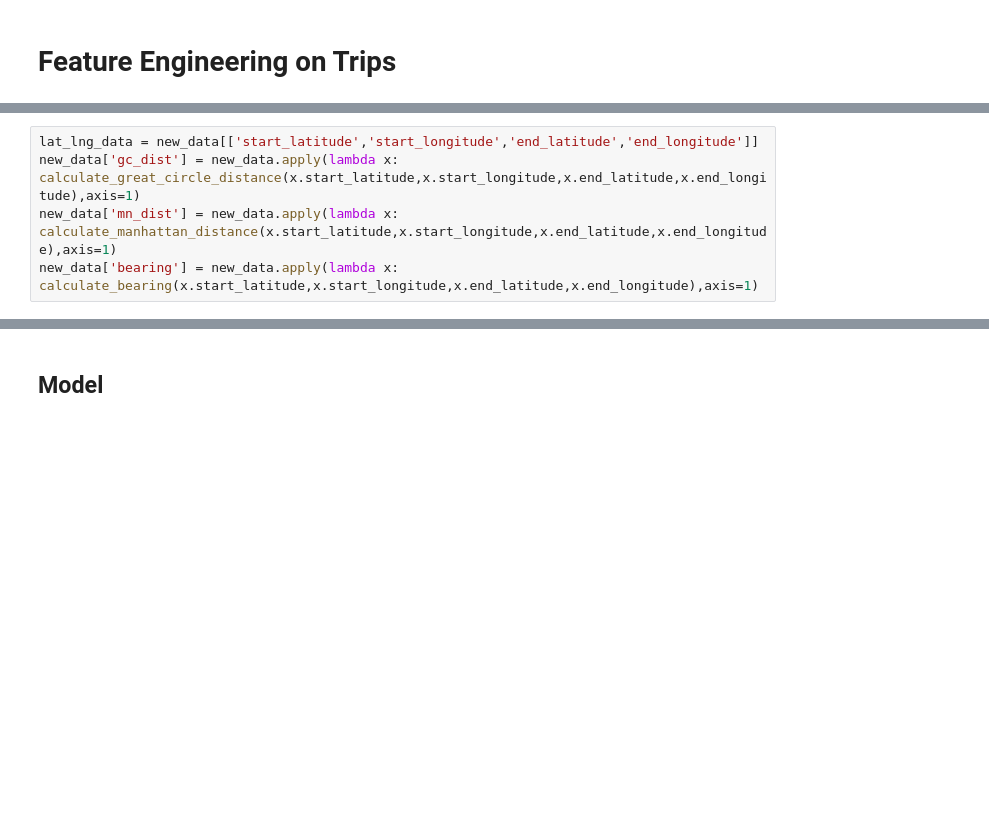
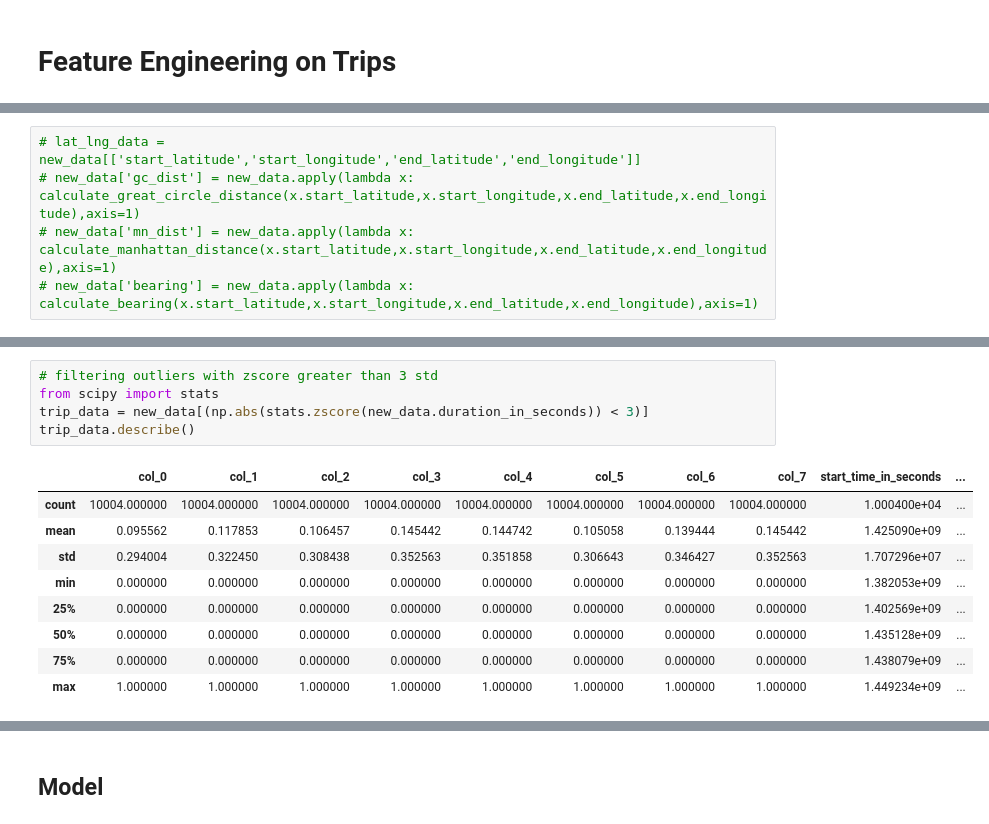
Before and after one commit to vvaynethomas/gps_project, a Jupyter notebook: eda.ipynb, the cells around one changed output, grey strips where cells are left out. Saved outputs shown, nothing was run; the diff lists cells and outputs as text; blank space fills up the shorter version.

```diff
--- a/eda.ipynb
+++ b/eda.ipynb
@@ -125,5 +164,5 @@ def calculate_bearing(start_latitude, start_longitude, end_latitude, end_longitu
 # %%
-lat_lng_data = new_data[['start_latitude','start_longitude','end_latitude','end_longitude']]
-new_data['gc_dist'] = new_data.apply(lambda x: calculate_great_circle_distance(x.start_latitude,x.start_longitude,x.end_latitude,x.end_longitude),axis=1)
-new_data['mn_dist'] = new_data.apply(lambda x: calculate_manhattan_distance(x.start_latitude,x.start_longitude,x.end_latitude,x.end_longitude),axis=1)
-new_data['bearing'] = new_data.apply(lambda x: calculate_bearing(x.start_latitude,x.start_longitude,x.end_latitude,x.end_longitude),axis=1)
+# lat_lng_data = new_data[['start_latitude','start_longitude','end_latitude','end_longitude']]
+# new_data['gc_dist'] = new_data.apply(lambda x: calculate_great_circle_distance(x.start_latitude,x.start_longitude,x.end_latitude,x.end_longitude),axis=1)
+# new_data['mn_dist'] = new_data.apply(lambda x: calculate_manhattan_distance(x.start_latitude,x.start_longitude,x.end_latitude,x.end_longitude),axis=1)
+# new_data['bearing'] = new_data.apply(lambda x: calculate_bearing(x.start_latitude,x.start_longitude,x.end_latitude,x.end_longitude),axis=1)
@@ -158,0 +186,15 @@ new_data.head()
+# %%
+# filtering outliers with zscore greater than 3 std
+from scipy import stats
+trip_data = new_data[(np.abs(stats.zscore(new_data.duration_in_seconds)) < 3)]
+trip_data.describe()
+# %% [output]
+|  | col_0 | col_1 | col_2 | col_3 | col_4 | col_5 | col_6 | col_7 | start_time_in_seconds | ... |
+| count | 10004.000000 | 10004.000000 | 10004.000000 | 10004.000000 | 10004.000000 | 10004.000000 | 10004.000000 | 10004.000000 | 1.000400e+04 | ... |
+| mean | 0.095562 | 0.117853 | 0.106457 | 0.145442 | 0.144742 | 0.105058 | 0.139444 | 0.145442 | 1.425090e+09 | ... |
+| std | 0.294004 | 0.322450 | 0.308438 | 0.352563 | 0.351858 | 0.306643 | 0.346427 | 0.352563 | 1.707296e+07 | ... |
+| min | 0.000000 | 0.000000 | 0.000000 | 0.000000 | 0.000000 | 0.000000 | 0.000000 | 0.000000 | 1.382053e+09 | ... |
+| 25% | 0.000000 | 0.000000 | 0.000000 | 0.000000 | 0.000000 | 0.000000 | 0.000000 | 0.000000 | 1.402569e+09 | ... |
+| 50% | 0.000000 | 0.000000 | 0.000000 | 0.000000 | 0.000000 | 0.000000 | 0.000000 | 0.000000 | 1.435128e+09 | ... |
+| 75% | 0.000000 | 0.000000 | 0.000000 | 0.000000 | 0.000000 | 0.000000 | 0.000000 | 0.000000 | 1.438079e+09 | ... |
+| max | 1.000000 | 1.000000 | 1.000000 | 1.000000 | 1.000000 | 1.000000 | 1.000000 | 1.000000 | 1.449234e+09 | ... |
```
Also changed, not shown: parts of 44 cells of this notebook, 1 other file.
